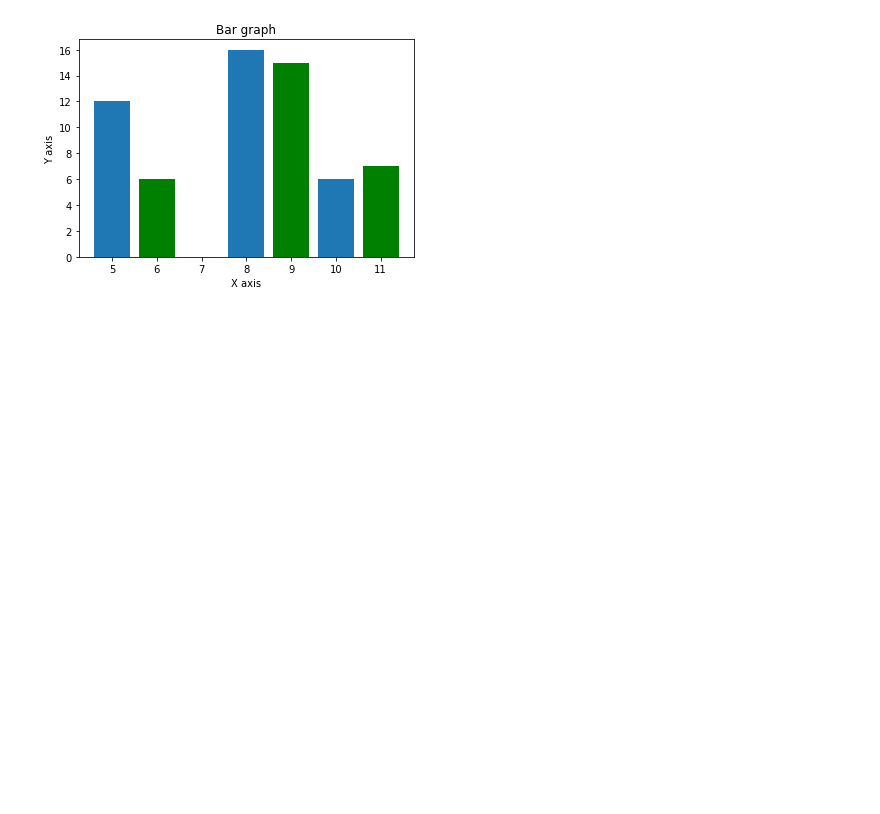
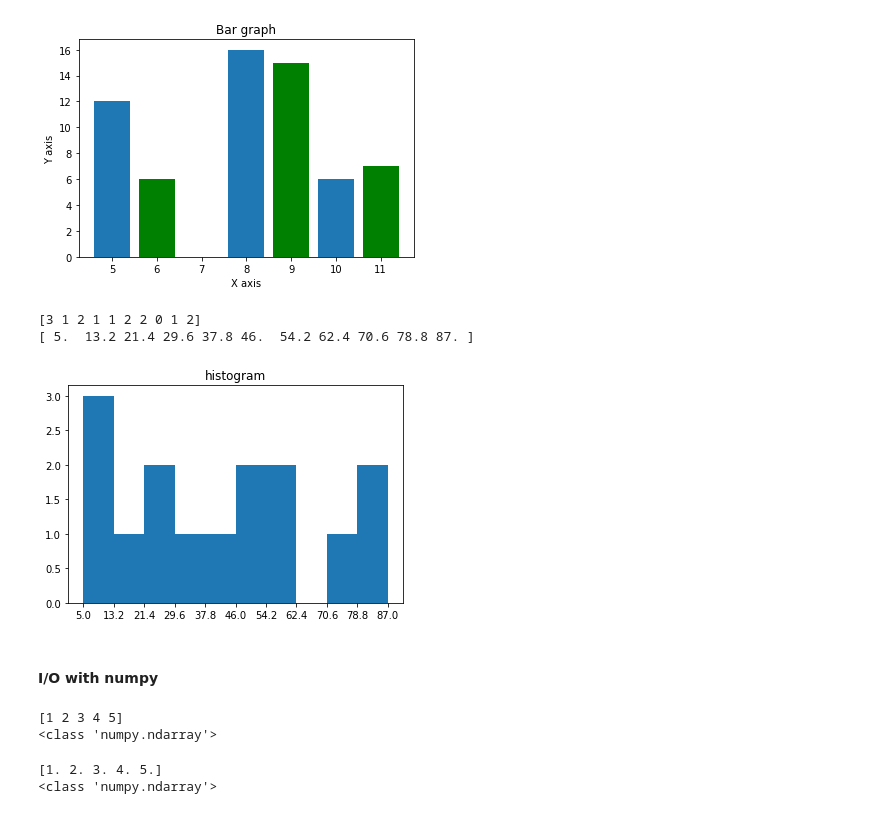
Before and after one commit to karenacorn99/data-science-cheatcheets, a Jupyter notebook: numpy.ipynb, the cells around one changed output. Cells and saved outputs as stored; diff of their text form; code cells hidden in the pictures; blank space fills up the shorter version.

Commit message:
numpy

```diff
--- a/numpy.ipynb
+++ b/numpy.ipynb
@@ -1039,3 +1039,19 @@ plt.xlabel('X axis')
 plt.show()
 # %% [output]
 [figure]
+# %%
+# histogram
+a = np.array([22,87,5,43,56,73,55,54,11,20,51,5,79,31,27])
+hist,bins = np.histogram(a, 10)
+print(hist)
+print(bins)
+plt.hist(a, bins)
+plt.xticks(bins) # align x-axis with histogram
+plt.title("histogram")
+plt.show()
+# %% [output]
+[3 1 2 1 1 2 2 0 1 2]
+[ 5.  13.2 21.4 29.6 37.8 46.  54.2 62.4 70.6 78.8 87. ]
+[figure, added]
+# %% [markdown]
+#### I/O with numpy ####
@@ -1041,0 +1062,7 @@ plt.show()
+# %%
+b = np.load('outfile.npy')
+print(b)
+print(type(b))
+# %% [output]
+[1 2 3 4 5]
+<class 'numpy.ndarray'>
@@ -1041,0 +1073,7 @@ plt.show()
+# %%
+b = np.loadtxt('out.txt')
+print(b)
+print(type(b))
+# %% [output]
+[1. 2. 3. 4. 5.]
+<class 'numpy.ndarray'>
```
Also changed, not shown: parts of 2 cells of this notebook, 2 other files.
